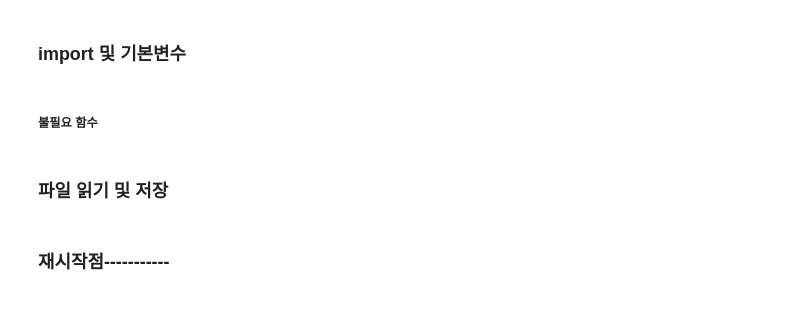
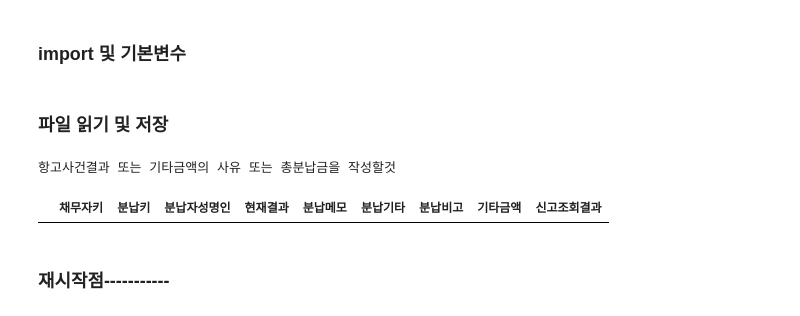
Before and after one commit to jbmyou/python_work, a Jupyter notebook: fileNaming/자산정리/전산_자산정리_개인회생.ipynb, the cells around one changed output. Drawn from its saved outputs; the diff is of its cells as text; code cells hidden in the pictures.

```diff
--- a/fileNaming/자산정리/전산_자산정리_개인회생.ipynb
+++ b/fileNaming/자산정리/전산_자산정리_개인회생.ipynb
@@ -188,5 +157,3 @@ comp_closing = {
 # 회차정보칼럼 = ["채권자종료회차", "변제시작일", "현재회차변제금", "말일여부"] "현재회차변제일"
 회차구간칼럼 = ["변제회차1", "변제기간1", "변제회차2", "변제기간2", "변제회차3", "변제기간3", "회차수정오류여부"]
 보조칼럼 = ["상태및담당자", "OPB","총분납금", "채권구분", "매각사구분"]
-# %% [markdown]
-##### 불필요 함수
@@ -376,24 +162,43 @@ def 최근변제예정일찾기(row, reference_date):
 # %%
 # previous = pd.read_excel(path_previous, sheet_name="개인회생(전체)", dtype={'채무자키':str, '분납키':str, '계좌키':str})
 if ext == ".xlsx" :
     path_raw_data = join(path_wd, name_dataset+ext)
     raw_data_ori = pd.read_excel(path_raw_data, dtype=rehabilitation_dtype).fillna("")
 
     if raw_data_ori.loc[0,"진행내용"] == "" :
         print("개인회생 엑셀다운로드시 우클릭후 '1.채권자목록,일반내용,진행내용 표시'를 선택해야 합니다.")
     else :
         pass
 
     # 사건번호 정렬
     raw_data_ori.sort_values(by=["관할법원", "사건번호"], inplace=True)
 
     # pkl 저장
     if not os.path.exists(join(path_wd, "pkl")) :
         os.mkdir(join(path_wd, "pkl"))
     raw_data_ori.to_pickle(join(path_wd, "pkl", name_dataset+".pkl"))
 
 # pkl 읽기
 else :
     path_raw_data = join(path_wd, "pkl", name_dataset+ext)
     # path_raw_data = join(path_wd, "pkl", name_dataset+"_진행중_계좌키분리_기준데이터"+ext)
     raw_data_ori = pd.read_pickle(path_raw_data)
+
+
+# 작업 전 확인 ----------------------------------------------------------------------------------------
+raw_data_ori["상태및담당자"] = raw_data_ori["채무상태"] + raw_data_ori["담당자"]
+# 기본조건
+기본cond = (raw_data_ori.분납상태=="진행") & (~raw_data_ori["분납메모"].str.contains('제외|통합|일반')) & (~raw_data_ori.상태및담당자.str.contains(종료))
+# 항고사건, 이유없는 기타금액 확인
+항고cond = 기본cond & (raw_data_ori.현재결과=="항고") & (raw_data_ori.분납메모=="")
+# 이유없는 기타금액
+기타금액cond = 기본cond & (raw_data_ori.기타금액>0) & ((~raw_data_ori.분납기타.str.contains('총분납금추가'))&(~raw_data_ori.분납비고.str.contains('총분납금')))
+
+# 변제계획안보고 총분납금을 분납비고에 작성할 것
+변제계획안cond = 기본cond & (raw_data_ori["현재결과"] == "인가") & (raw_data_ori["신고조회결과"].str.contains("은행코드")) & (raw_data_ori["총분납금"] == 0) & (~raw_data_ori["분납비고"].str.contains('총분납금_[\d,]+', regex=True))
+
+print('항고사건결과 또는 기타금액의 사유 또는 총분납금을 작성할것')
+raw_data_ori.loc[항고cond|기타금액cond|변제계획안cond, ["채무자키", "분납키", "분납자성명인", "현재결과", "분납메모", "분납기타", "분납비고", "기타금액", "신고조회결과"]]
+# %% [output]
+항고사건결과 또는 기타금액의 사유 또는 총분납금을 작성할것
+|  | 채무자키 | 분납키 | 분납자성명인 | 현재결과 | 분납메모 | 분납기타 | 분납비고 | 기타금액 | 신고조회결과 |
```
Also changed, not shown: parts of 85 cells of this notebook, 9 other files.
